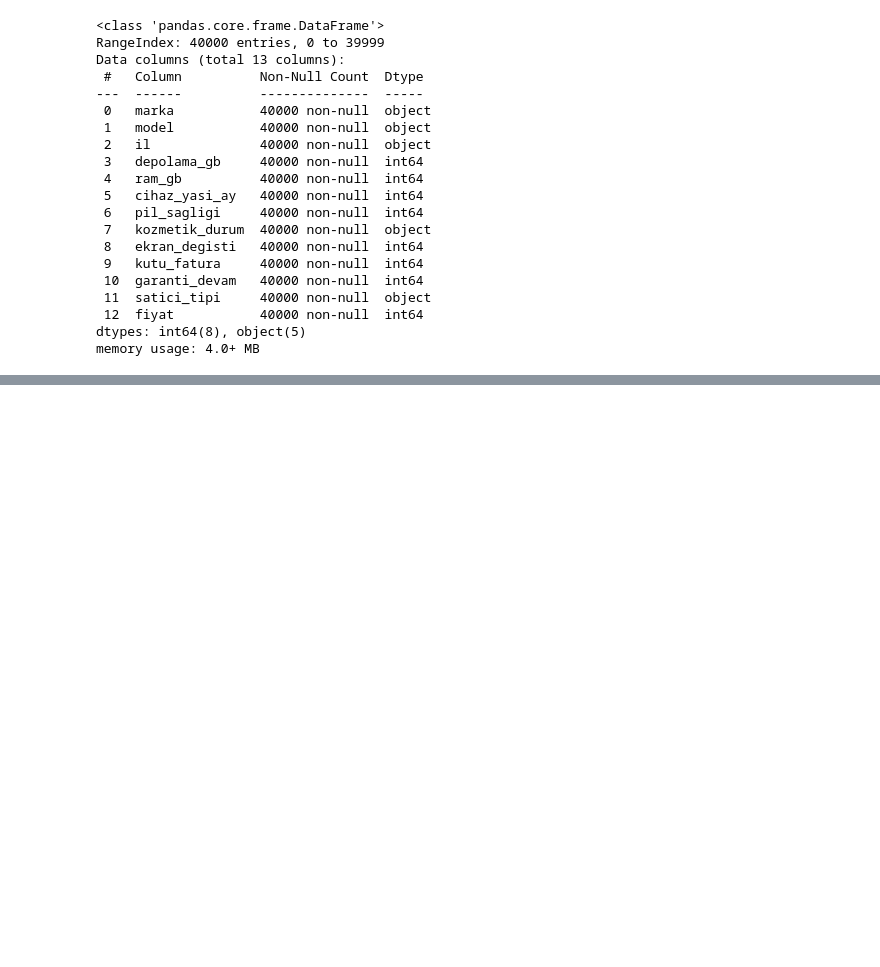
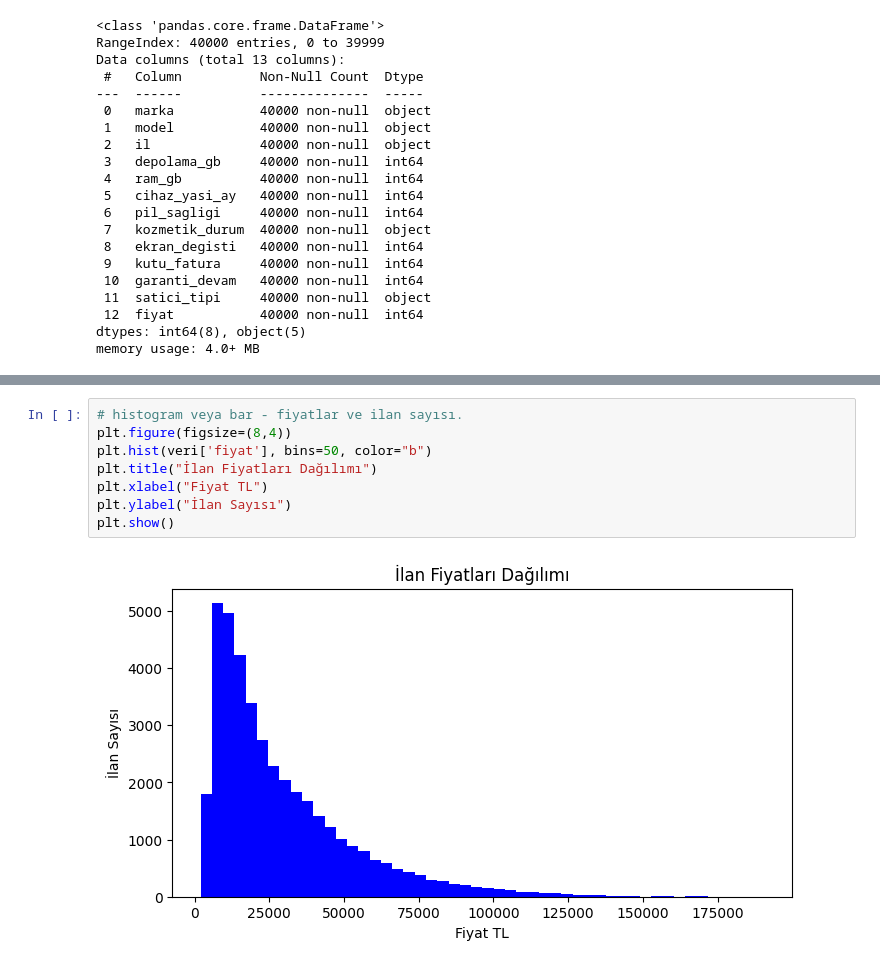
Before and after one commit to europecodingschool/ECS---VB---YZ---08.26, a Jupyter notebook: VB_YZ_Ders_17_.ipynb, the cells around one changed output, grey strips where cells are left out. Cells and saved outputs as stored; diff of their text form; blank space fills up the shorter version.

```diff
--- a/VB_YZ_Ders_17_.ipynb
+++ b/VB_YZ_Ders_17_.ipynb
@@ -41,0 +58,10 @@ memory usage: 4.0+ MB
+# %%
+# histogram veya bar - fiyatlar ve ilan sayısı.
+plt.figure(figsize=(8,4))
+plt.hist(veri['fiyat'], bins=50, color="b")
+plt.title("İlan Fiyatları Dağılımı")
+plt.xlabel("Fiyat TL")
+plt.ylabel("İlan Sayısı")
+plt.show()
+# %% [output]
+[figure, added]
```
Also changed, not shown: parts of 9 cells of this notebook.
